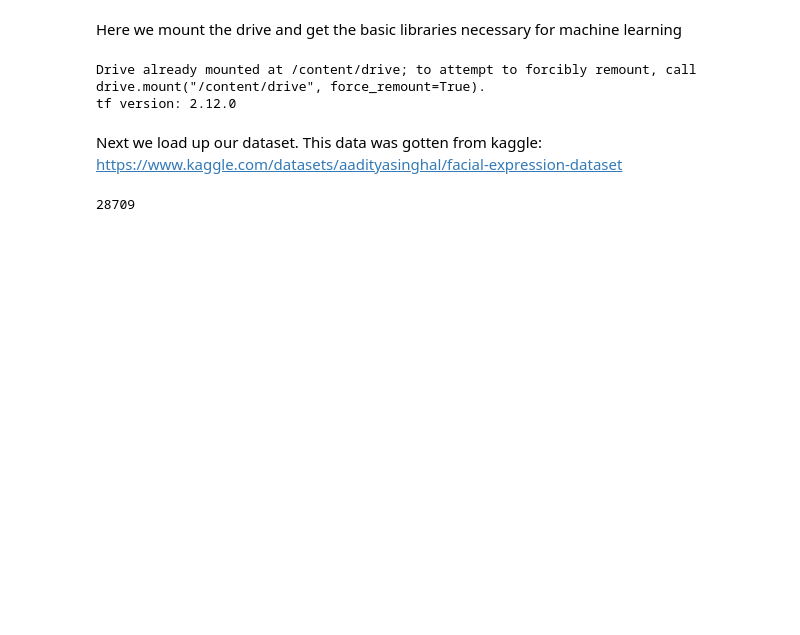
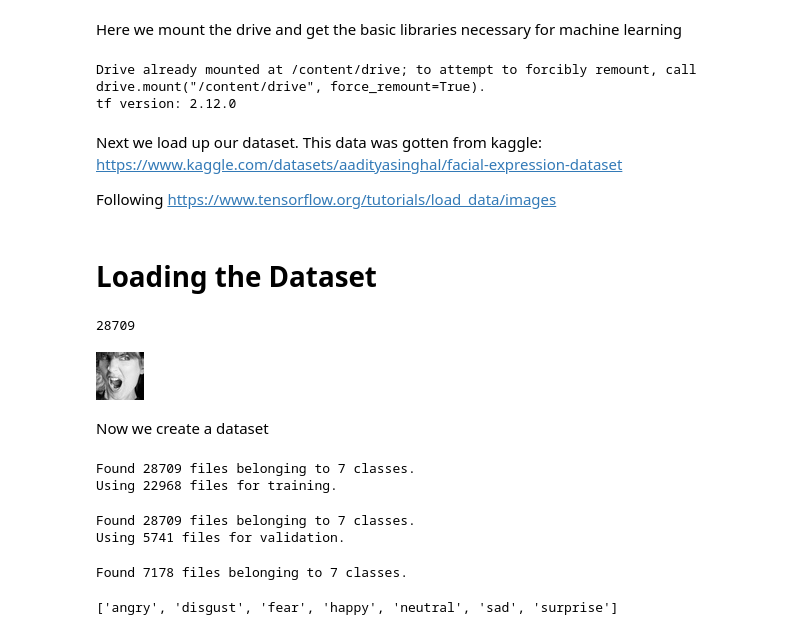
Before and after one commit to dimitrivlachos/Proto-OS, a Jupyter notebook: Facial_Expression_CNN.ipynb, the cells around one changed output. Cells and saved outputs as stored; diff of their text form; code cells hidden in the pictures; blank space fills up the shorter version.

```diff
--- a/Facial_Expression_CNN.ipynb
+++ b/Facial_Expression_CNN.ipynb
@@ -18,7 +17,12 @@ print("tf version:", tf.__version__)
 Drive already mounted at /content/drive; to attempt to forcibly remount, call drive.mount("/content/drive", force_remount=True).
 tf version: 2.12.0
 # %% [markdown]
-Next we load up our dataset. This data was gotten from kaggle: https://www.kaggle.com/datasets/aadityasinghal/facial-expression-dataset
+Next we load up our dataset. This data was gotten from kaggle:
+https://www.kaggle.com/datasets/aadityasinghal/facial-expression-dataset
+
+Following https://www.tensorflow.org/tutorials/load_data/images
+# %% [markdown]
+# Loading the Dataset
 # %%
 import pathlib
 
@@ -32,3 +36,10 @@ image_count = len(list(TRAIN_PATH.glob('*/*.jpg')))
 image_count
 # %% [output]
 28709
+# %%
+angry = list(TRAIN_PATH.glob('angry/*'))
+PIL.Image.open(str(angry[0]))
+# %% [output]
+[figure, added]
+# %% [markdown]
+Now we create a dataset
@@ -34,0 +50,35 @@ image_count
+# %%
+train_ds = tf.keras.utils.image_dataset_from_directory(
+  TRAIN_PATH,
+  validation_split=0.2,
+  subset="training",
+  seed=123,
+  image_size=(img_height, img_width),
+  batch_size=batch_size)
+# %% [output]
+Found 28709 files belonging to 7 classes.
+Using 22968 files for training.
+# %%
+val_ds = tf.keras.utils.image_dataset_from_directory(
+  TRAIN_PATH,
+  validation_split=0.2,
+  subset="validation",
+  seed=123,
+  image_size=(img_height, img_width),
+  batch_size=batch_size)
+# %% [output]
+Found 28709 files belonging to 7 classes.
+Using 5741 files for validation.
+# %%
+test_ds = tf.keras.utils.image_dataset_from_directory(
+  TEST_PATH,
+  seed=123,
+  image_size=(img_height, img_width),
+  batch_size=batch_size)
+# %% [output]
+Found 7178 files belonging to 7 classes.
+# %%
+class_names = train_ds.class_names
+print(class_names)
+# %% [output]
+['angry', 'disgust', 'fear', 'happy', 'neutral', 'sad', 'surprise']
```
Also changed, not shown: parts of 10 cells of this notebook.
